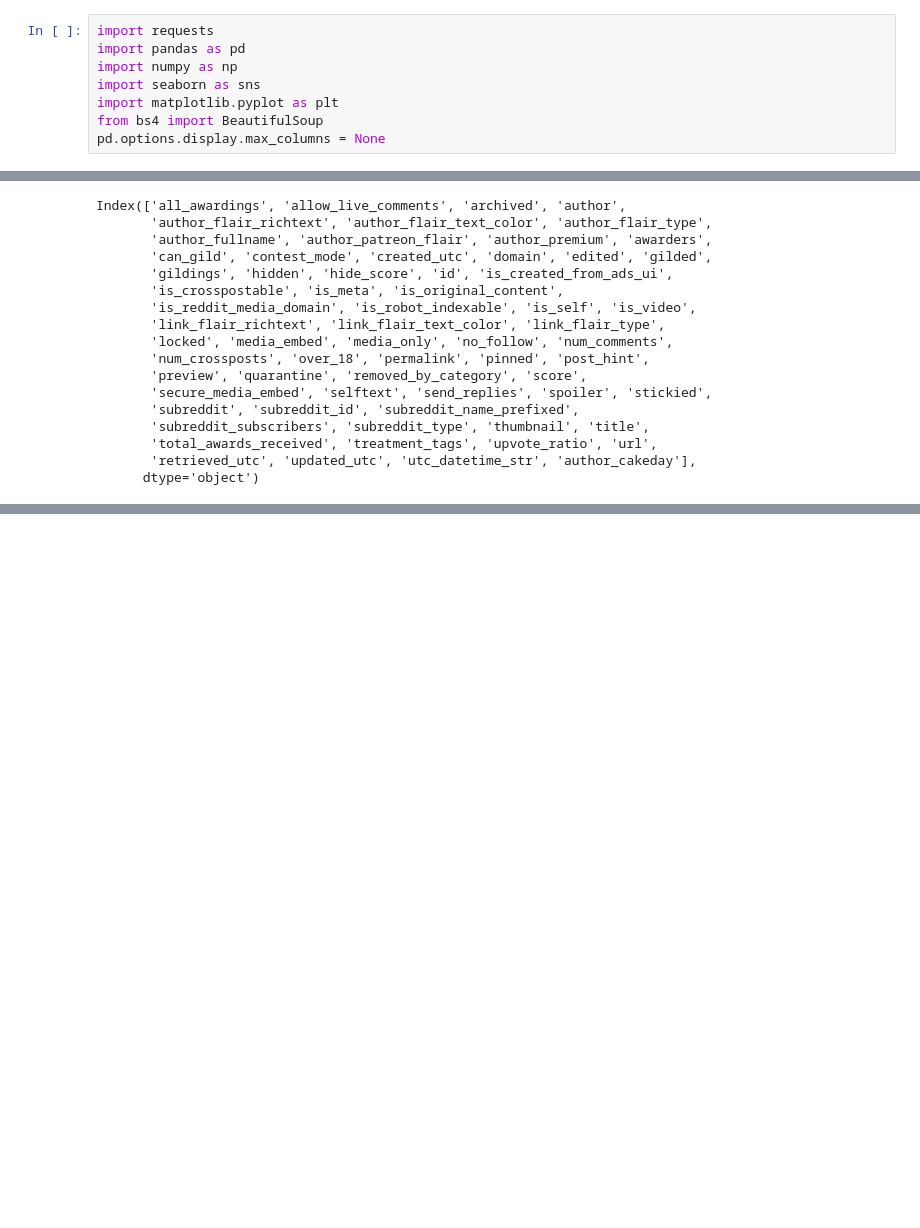
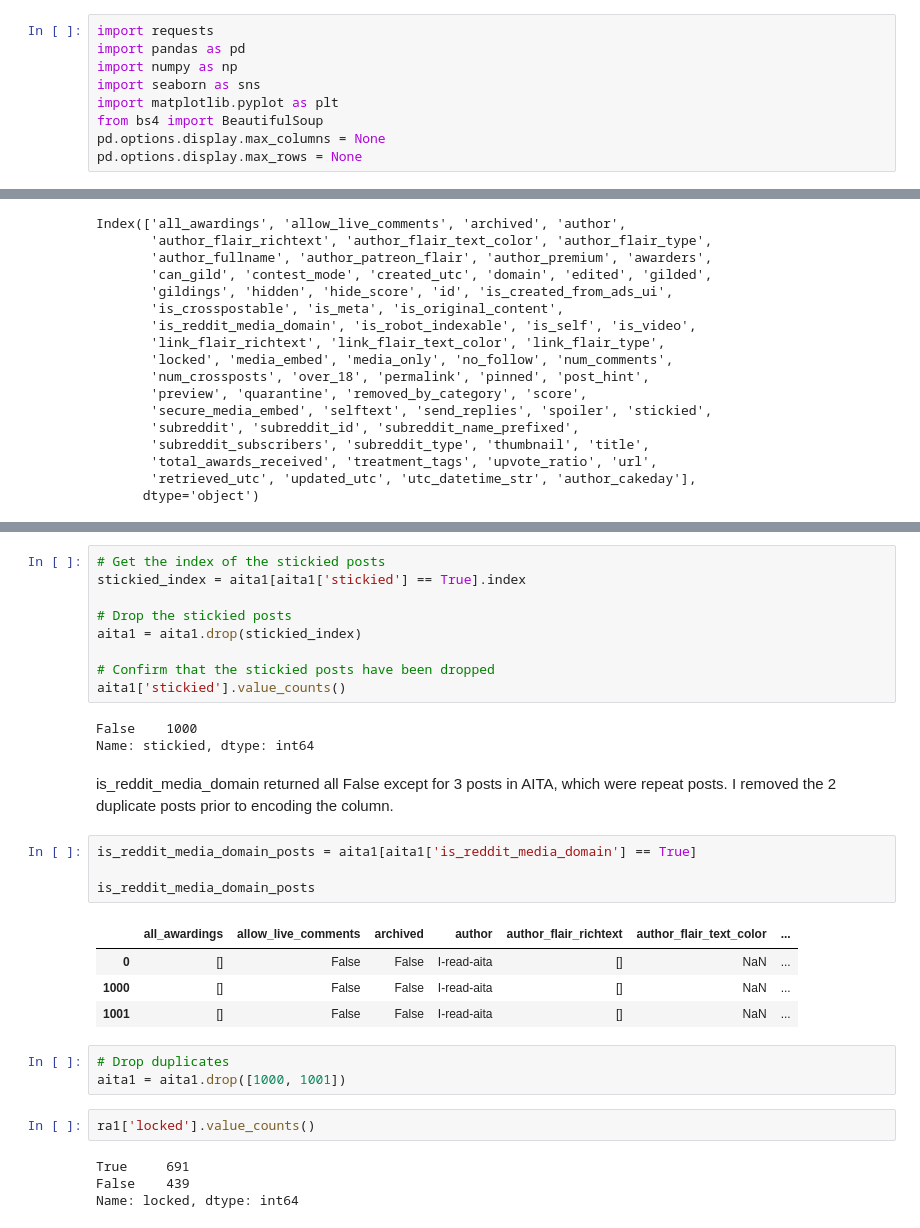
Before and after one commit to danneraf/Reddit-Classification, a Jupyter notebook: Code/Cleaning and EDA.ipynb, the cells around one changed output, grey strips where cells are left out. Drawn from its saved outputs; the diff is of its cells as text; blank space fills up the shorter version.

```diff
--- a/Code/Cleaning and EDA.ipynb
+++ b/Code/Cleaning and EDA.ipynb
@@ -8,6 +8,7 @@ import seaborn as sns
 import matplotlib.pyplot as plt
 from bs4 import BeautifulSoup
 pd.options.display.max_columns = None
+pd.options.display.max_rows = None
 # %% [markdown]
 ## Combined Dataset
 # %%
@@ -410,0 +454,32 @@ Index(['all_awardings', 'allow_live_comments', 'archived', 'author',
+# %%
+# Get the index of the stickied posts
+stickied_index = aita1[aita1['stickied'] == True].index
+
+# Drop the stickied posts
+aita1 = aita1.drop(stickied_index)
+
+# Confirm that the stickied posts have been dropped
+aita1['stickied'].value_counts()
+# %% [output]
+False    1000
+Name: stickied, dtype: int64
+# %% [markdown]
+is_reddit_media_domain returned all False except for 3 posts in AITA, which were repeat posts. I removed the 2 duplicate posts prior to encoding the column.
+# %%
+is_reddit_media_domain_posts = aita1[aita1['is_reddit_media_domain'] == True]
+
+is_reddit_media_domain_posts
+# %% [output]
+|  | all_awardings | allow_live_comments | archived | author | author_flair_richtext | author_flair_text_color | ... |
+| 0 | [] | False | False | I-read-aita | [] | NaN | ... |
+| 1000 | [] | False | False | I-read-aita | [] | NaN | ... |
+| 1001 | [] | False | False | I-read-aita | [] | NaN | ... |
+# %%
+# Drop duplicates
+aita1 = aita1.drop([1000, 1001])
+# %%
+ra1['locked'].value_counts()
+# %% [output]
+True     691
+False    439
+Name: locked, dtype: int64
```
Also changed, not shown: parts of 18 cells of this notebook.
